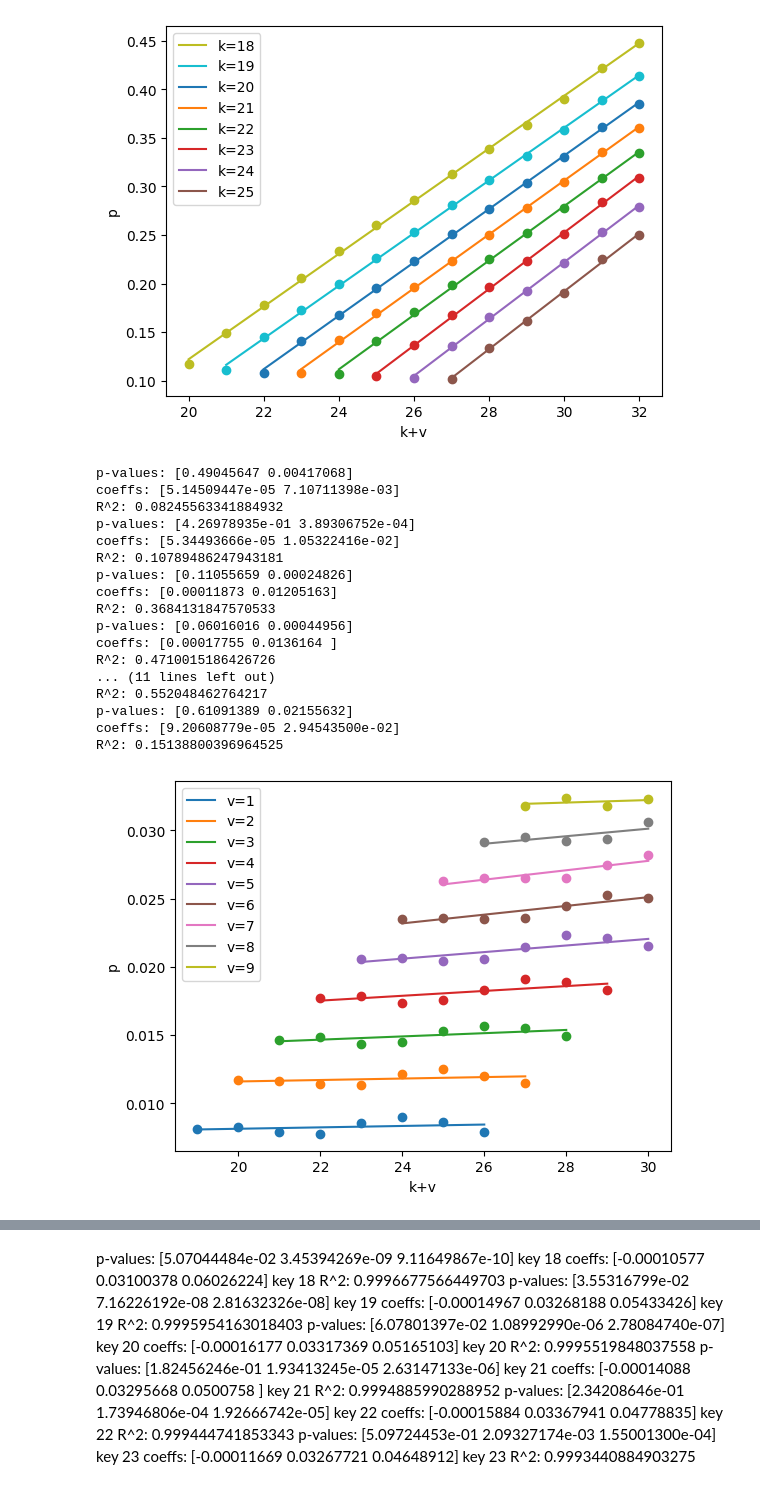
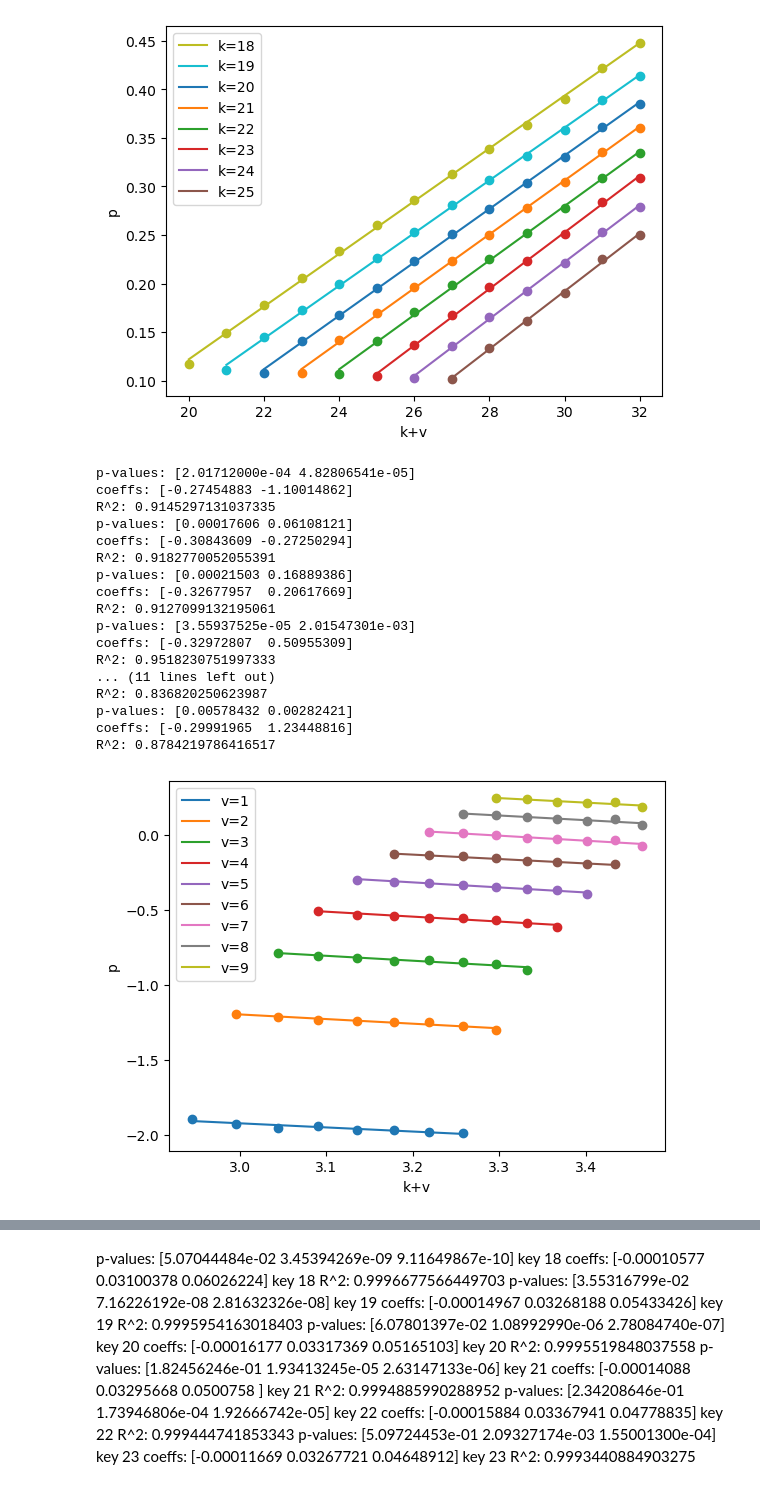
Before and after one commit to GZHoffie/skiver-test, a Jupyter notebook: experiments/parameter_dependence/plot_results.ipynb, the cells around one changed output, grey strips where cells are left out. Saved outputs shown, nothing was run; the diff lists cells and outputs as text; code cells hidden in the pictures.

```diff
--- a/experiments/parameter_dependence/plot_results.ipynb
+++ b/experiments/parameter_dependence/plot_results.ipynb
@@ -452,10 +452,10 @@ k = np.array(k_values)
 v = np.array(v_values)
 
 #A = np.vstack([k*v + v * v, v, np.ones(len(k))]).T
-A = np.vstack([k*v, v * v, v]).T
+#A = np.vstack([k*v, v * v, v, np.ones(len(k))]).T
 #A = np.vstack([k*v, v]).T
 #A = np.vstack([k, v, np.ones(len(k))]).T
-#A = np.vstack([v, np.ones(len(k))]).T
+A = np.vstack([v, np.ones(len(k))]).T
 #A = np.vstack([v]).T
 #A = np.vstack([k, v]).T
 
@@ -475,12 +475,12 @@ cov = sigma2 * np.linalg.inv(A.T @ A)
 se = np.sqrt(np.diag(cov))
 t_stats = coeffs / se
 
-p_values = 2 * (1 - stats.t.cdf(np.abs(t_stats), df=df))
+p_value = 2 * (1 - stats.t.cdf(np.abs(t_stats), df=df))
 
 #print('coeffs:', coeffs)
 #print('se:', se)
 #print('t:', t_stats)
-print('p-values:', p_values)
+print('p-values:', p_value)
 print(f'key {key} coeffs: {coeffs}')
 y_fit = A @ coeffs
 ss_res = np.sum((y - y_fit) ** 2)
@@ -616,12 +612,13 @@ for value_take in [0, 1, 2, 3, 4, 5, 6, 7, 8]:
             k.append(key)
             p.append(values[value_take])
 
-    k = np.array(k) + value_take + 1
+    k = np.log(np.array(k) + value_take + 1)
 
 
-    p = np.array(p) #/ (value_take + 2)
+    p = np.log(np.array(p)) #/ (value_take + 2)
 
     # fit p = a * k + b
+    #A = np.vstack([k, np.ones(len(k))]).T
     A = np.vstack([k, np.ones(len(k))]).T
     coeffs, residuals, rank, _s = np.linalg.lstsq(A, p, rcond=None)
     slope, intercept = coeffs
@@ -630,47 +627,49 @@ for value_take in [0, 1, 2, 3, 4, 5, 6, 7, 8]:
     p_array = p  # data vector
     n_rows, n_params = A.shape
     if residuals.size > 0:
         rss = residuals[0]
     else:
         rss = np.sum((p_array - A.dot(coeffs))**2)
 
     df_ = n_rows - n_params
     sigma2 = rss / df_
     cov = sigma2 * np.linalg.inv(A.T @ A)
     se = np.sqrt(np.diag(cov))
     t_stats = coeffs / se
     p_vals = 2 * (1 - stats.t.cdf(np.abs(t_stats), df=df_))
     print('p-values:', p_vals)
     print('coeffs:', coeffs)
     y_fit = A @ coeffs
     ss_res = np.sum((p - y_fit) ** 2)
     ss_tot = np.sum((p - np.mean(p)) ** 2)
     r_squared = 1 - (ss_res / ss_tot)
     print(f'R^2: {r_squared}')
     plt.plot(k, p, 'o', color=f'C{value_take}')
     plt.plot(k, y_fit, '-', label=f'v={value_take+1}', color=f'C{value_take}')
 
 plt.xlabel('k+v')
 plt.ylabel('p')
+#plt.yscale('log')
+#plt.xscale('log')
 #plt.title(f'Fit for value_take = {value_take+1}')
 plt.legend()
 plt.show()
 # %% [output]
-p-values: [0.49045647 0.00417068]
-coeffs: [5.14509447e-05 7.10711398e-03]
-R^2: 0.08245563341884932
-p-values: [4.26978935e-01 3.89306752e-04]
-coeffs: [5.34493666e-05 1.05322416e-02]
-R^2: 0.10789486247943181
-p-values: [0.11055659 0.00024826]
-coeffs: [0.00011873 0.01205163]
-R^2: 0.3684131847570533
-p-values: [0.06016016 0.00044956]
-coeffs: [0.00017755 0.0136164 ]
-R^2: 0.4710015186426726
+p-values: [2.01712000e-04 4.82806541e-05]
+coeffs: [-0.27454883 -1.10014862]
+R^2: 0.9145297131037335
+p-values: [0.00017606 0.06108121]
+coeffs: [-0.30843609 -0.27250294]
+R^2: 0.9182770052055391
+p-values: [0.00021503 0.16889386]
+coeffs: [-0.32677957  0.20617669]
+R^2: 0.9127099132195061
+p-values: [3.55937525e-05 2.01547301e-03]
+coeffs: [-0.32972807  0.50955309]
+R^2: 0.9518230751997333
 ... (11 lines left out)
-R^2: 0.552048462764217
-p-values: [0.61091389 0.02155632]
-coeffs: [9.20608779e-05 2.94543500e-02]
-R^2: 0.15138800396964525
+R^2: 0.836820250623987
+p-values: [0.00578432 0.00282421]
+coeffs: [-0.29991965  1.23448816]
+R^2: 0.8784219786416517
-[figure, old version]
+[figure, new version]
```
Also changed, not shown: parts of 4 cells of this notebook, 1 other file.
